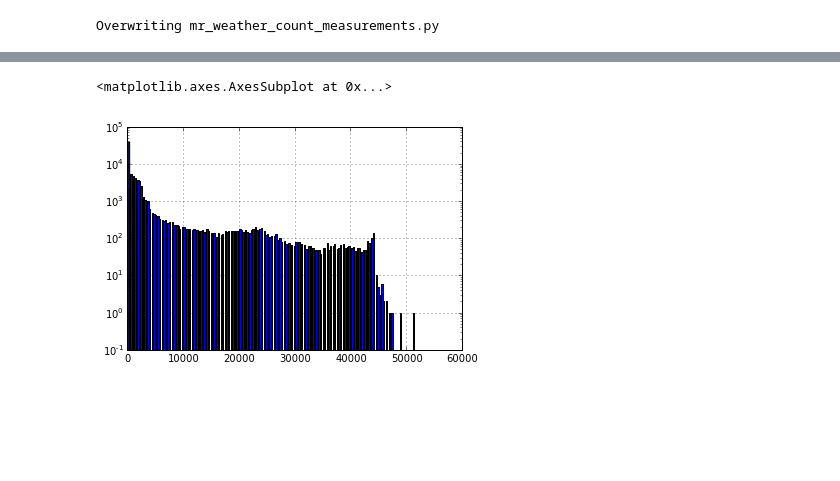
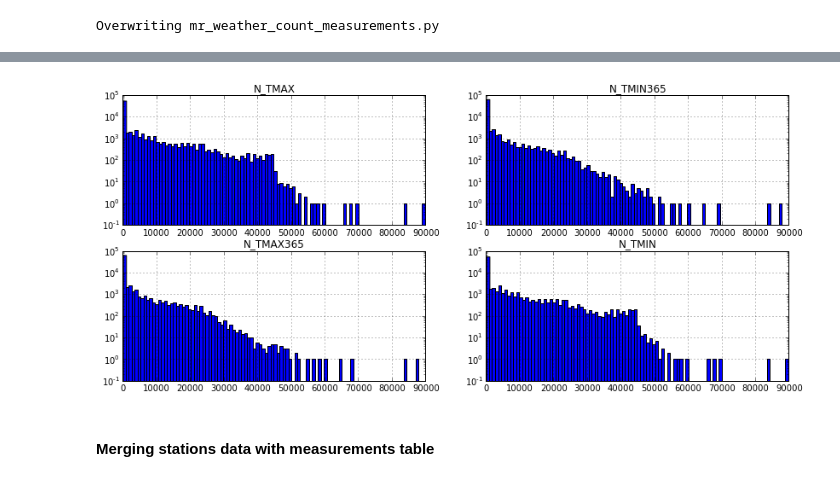
Before and after one commit to woerns/UCSD_BigData, a Jupyter notebook: notebooks/weather.mapreduce/weather_analysis_mapreduce.ipynb, the cells around one changed output, grey strips where cells are left out. Cells and saved outputs as stored; diff of their text form; code cells hidden in the pictures; blank space fills up the shorter version.

```diff
--- a/notebooks/weather.mapreduce/weather_analysis_mapreduce.ipynb
+++ b/notebooks/weather.mapreduce/weather_analysis_mapreduce.ipynb
@@ -167,8 +277,20 @@ dfMeasurements.head()
-# %%
-#fig, ax = plt.subplots()
-dfMeasurements.ix[:,1].hist(bins=200, log=True);
-#ax.set_xscale('log')
-# %% [output]
-<matplotlib.axes.AxesSubplot at 0x...>
-[figure, removed]
+# %%
+import matplotlib.pyplot as plt
+
+def plot_histograms(dataframe,rows=2,columns=2):
+    plt.figure(figsize=(columns*7,rows*3),dpi=300)
+    j=0
+    names=dataframe.columns.values[1:]
+    for i in names:
+        subplot(rows,columns,j)
+        j += 1
+        if j>rows*columns: break
+        dfMeasurements.ix[:,i].hist(bins=100,log=True)
+        title(i)
+# %%
+plot_histograms(dfMeasurements)
+# %% [output]
+[figure, added]
+# %% [markdown]
+#### Merging stations data with measurements table ####
 # %%
```
Also changed, not shown: parts of 144 cells of this notebook, 28 other files.
